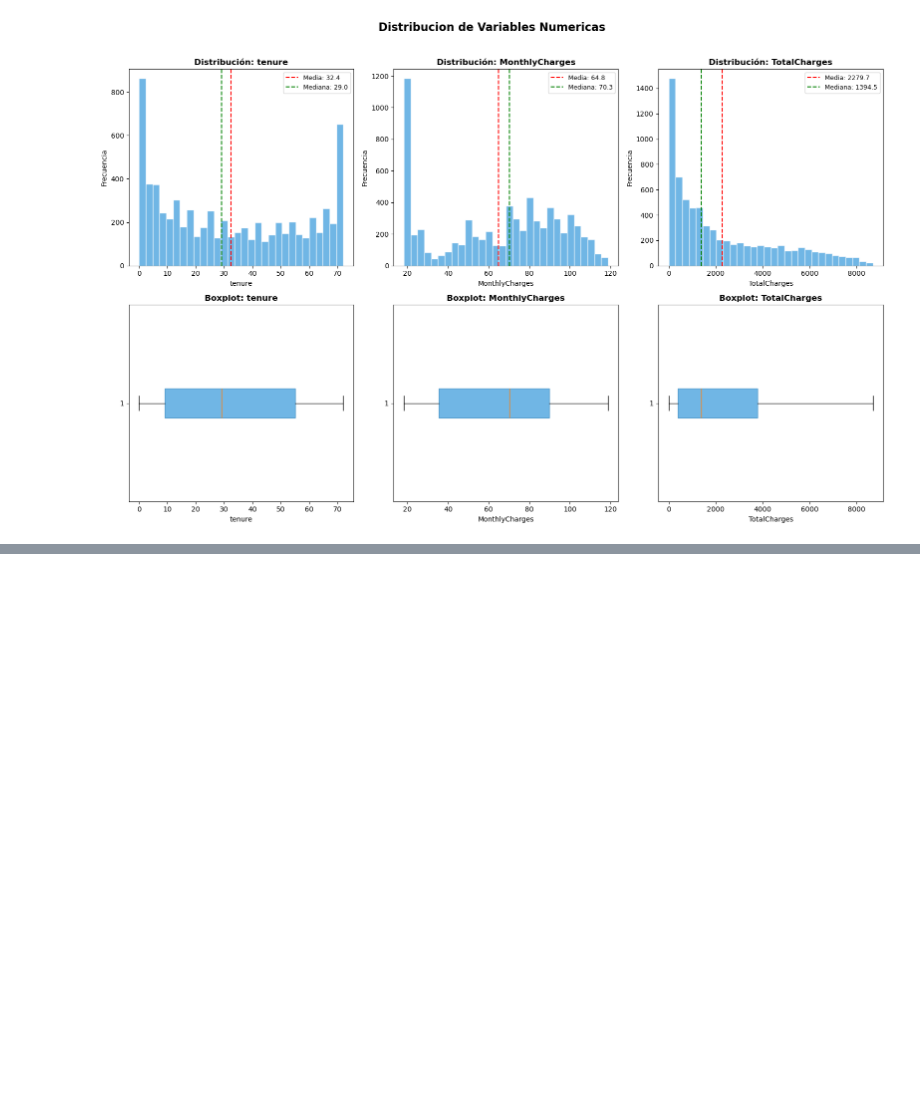
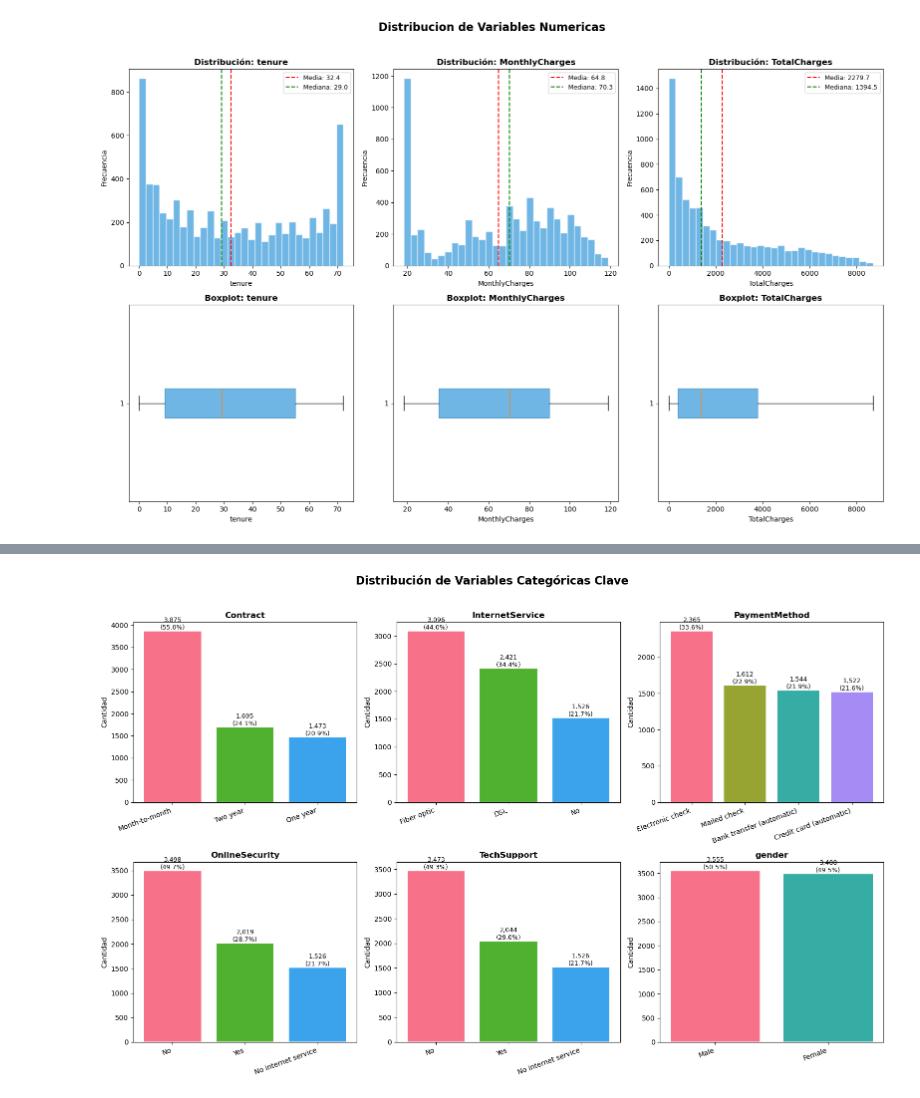
Before and after one commit to Caero-Nahuel/Analisis-de-CHURN-de-Clientes-Telecom-Industry, a Jupyter notebook: notebooks/03_analisis_univariado.ipynb, the cells around one changed output, grey strips where cells are left out. Saved outputs shown, nothing was run; the diff lists cells and outputs as text; code cells hidden in the pictures; blank space fills up the shorter version.

Commit message:
feat: terminando analisis univariado

```diff
--- a/notebooks/03_analisis_univariado.ipynb
+++ b/notebooks/03_analisis_univariado.ipynb
@@ -36,0 +84,37 @@ plt.show()
+# %%
+# --- VARIABLES CATEGÓRICAS ---
+# Analizando las que son más relevantes estratégicamente
+
+vars_cat_key = ['Contract', 'InternetService', 'PaymentMethod',
+                'OnlineSecurity', 'TechSupport', 'gender']
+
+fig, axes = plt.subplots(2,3, figsize=(16, 10))
+fig.suptitle("Distribución de Variables Categóricas Clave",
+            fontsize=16, fontweight="bold", y=1.02)
+
+axes_flat = axes.flatten()
+
+for i, var in enumerate(vars_cat_key):
+    counts = df[var].value_counts()
+    bars = axes_flat[i].bar(range(len(counts)), counts.values,
+                            color=sns.color_palette("husl", len(counts)),
+                            edgecolor='white', linewidth=1.5)
+
+    axes_flat[i].set_xticks(range(len(counts)))
+    axes_flat[i].set_xticklabels(counts.index, rotation=20, ha='right')
+    axes_flat[i].set_title(f'{var}', fontweight='bold', fontsize=12)
+    axes_flat[i].set_ylabel('Cantidad')
+
+    # Etiquetas con porcentaje
+    total = len(df)
+    for bar, val in zip(bars, counts.values):
+        pct = val/total*100
+        axes_flat[i].text(bar.get_x() + bar.get_width()/2., bar.get_height(),
+                        f'{val:,}\n({pct:.1f}%)',
+                        ha='center', va='bottom', fontsize=9)
+
+plt.tight_layout()
+plt.savefig('../visuals/03_univariado_categoricas.png', dpi=150, bbox_inches='tight')
+plt.show()
+# %% [output]
+[figure, added]
```
Also changed, not shown: parts of 3 cells of this notebook, 2 other files.
